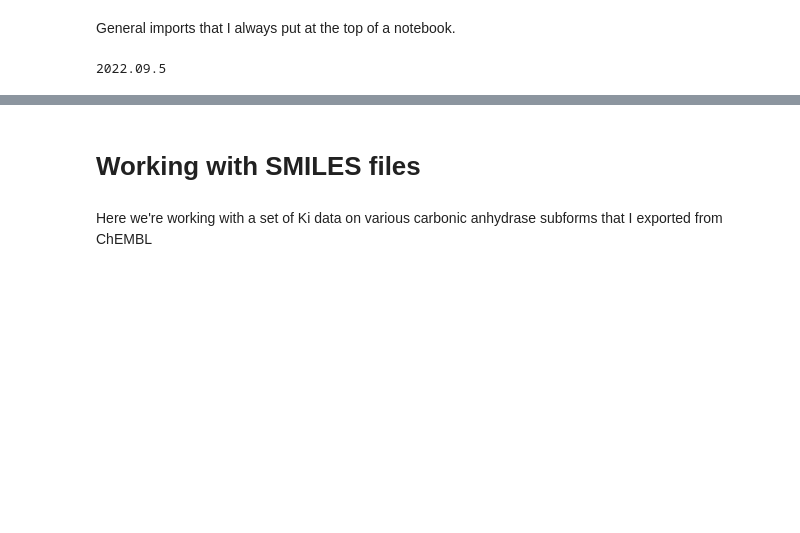
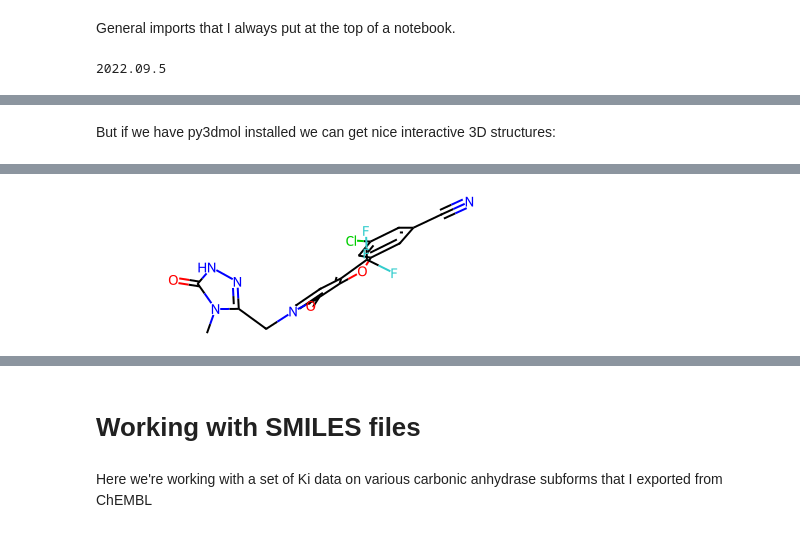
Before and after one commit to greglandrum/aisem23, a Jupyter notebook: Chemical_Data_Science/Intro to Chemical Data Science.ipynb, the cells around one changed output, grey strips where cells are left out. Cells and saved outputs as stored; diff of their text form; code cells hidden in the pictures; blank space fills up the shorter version.

```diff
--- a/Chemical_Data_Science/Intro to Chemical Data Science.ipynb
+++ b/Chemical_Data_Science/Intro to Chemical Data Science.ipynb
@@ -20,0 +170,6 @@ If you have a molecule as the last line of a notebook cell, it will be displayed
+# %% [markdown]
+But if we have py3dmol installed we can get nice interactive 3D structures:
+# %%
+IPythonConsole.ipython_3d = True
+doravirine
+# %% [output]
@@ -20,0 +177 @@ If you have a molecule as the last line of a notebook cell, it will be displayed
+[figure, added]
```
Also changed, not shown: parts of 84 cells of this notebook, 3 other files.
